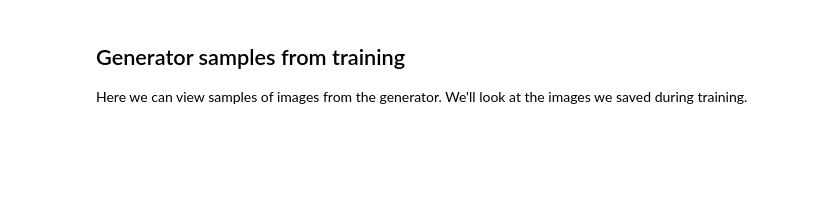
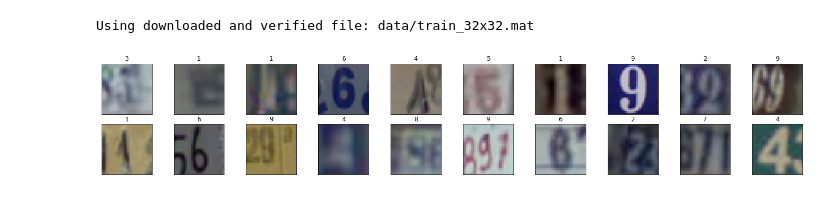
Before and after one commit to buneo7685/Deep-Learning-Nanodegree-Udacity, a Jupyter notebook: dcgan-svhn/DCGAN_Exercise.ipynb, the cells around one changed output. Drawn from its saved outputs; the diff is of its cells as text; code cells hidden in the pictures; blank space fills up the shorter version.

Commit message:
docs : add annotate of important steps

```diff
--- a/dcgan-svhn/DCGAN_Exercise.ipynb
+++ b/dcgan-svhn/DCGAN_Exercise.ipynb
@@ -57,14 +0,0 @@ Here I'm showing a small sample of the images. Each of these is 32x32 with 3 col
-# %%
-# obtain one batch of training images
-dataiter = iter(train_loader)
-images, labels = dataiter.next()
-
-# plot the images in the batch, along with the corresponding labels
-fig = plt.figure(figsize=(25, 4))
-plot_size=20
-for idx in np.arange(plot_size):
-    ax = fig.add_subplot(2, plot_size/2, idx+1, xticks=[], yticks=[])
-    ax.imshow(np.transpose(images[idx], (1, 2, 0)))
-    # print out the correct label for each image
-    # .item() gets the value contained in a Tensor
-    ax.set_title(str(labels[idx].item()))
@@ -487,4 +0,0 @@ plt.legend()
-# %% [markdown]
-## Generator samples from training
-
-Here we can view samples of images from the generator. We'll look at the images we saved during training.
@@ -503,0 +7,25 @@ _ = view_samples(-1, samples)
+# %%
+import torch
+from torchvision import datasets
+from torchvision import transforms
+
+transform = transforms.ToTensor()
+
+data = datasets.SVHN(root = 'data/' , split = 'train' , download = True , transform = transform)
+num_workers = 0
+batch_size = 128
+dataloader = torch.utils.data.DataLoader(dataset = data , batch_size = batch_size , shuffle = True , num_workers = num_workers)
+# %% [output]
+Using downloaded and verified file: data/train_32x32.mat
+# %%
+dataiter = next(iter(dataloader))
+images , labels = dataiter
+
+fig = plt.figure(figsize = (25,4))
+plt_size = 20
+for idx in range(plt_size):
+    ax = fig.add_subplot(2,plt_size/2 , idx+1 , xticks =[],yticks= [])
+    ax.imshow(np.transpose(images[idx],(1,2,0)))
+    ax.set_title(str(labels[idx].item()))
+# %% [output]
+[figure, added]
```
Also changed, not shown: parts of 46 cells of this notebook.
